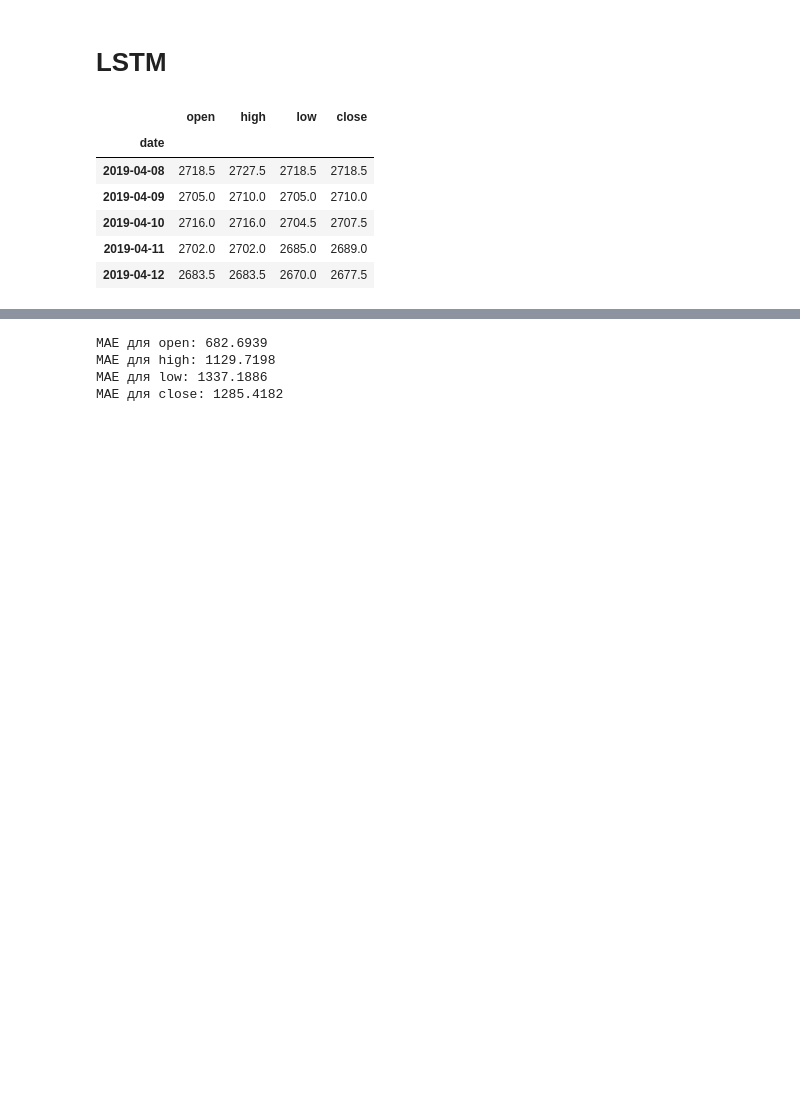
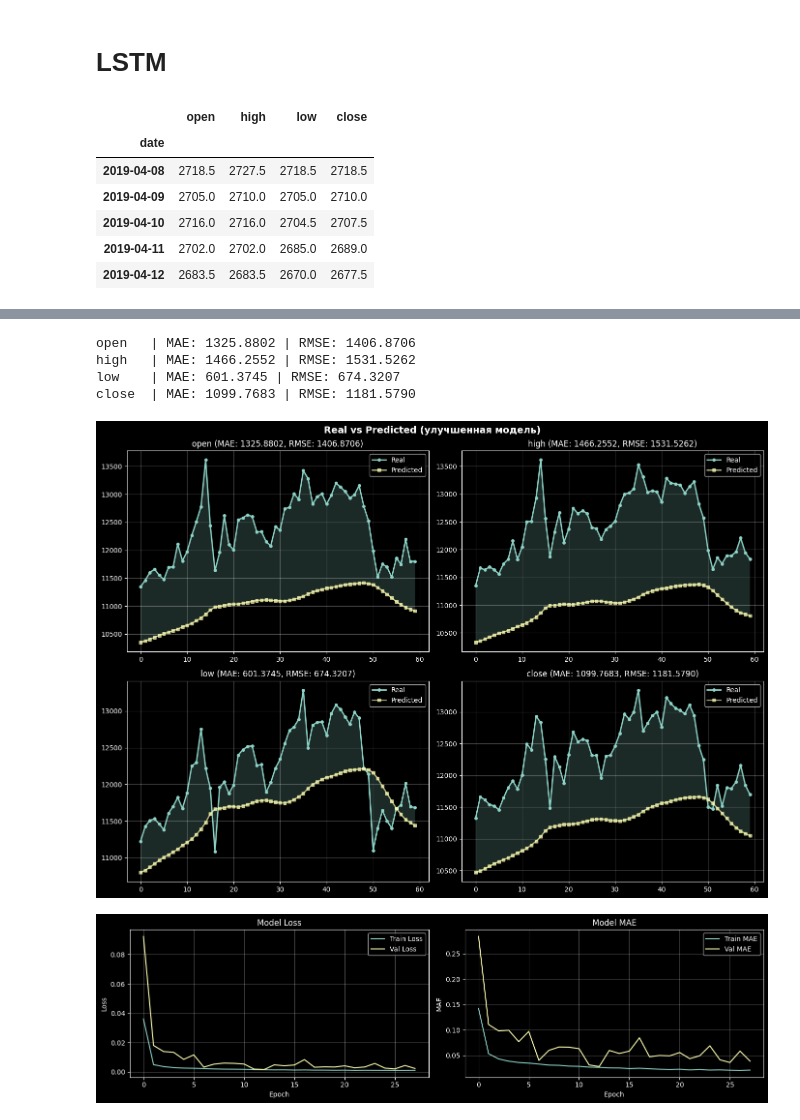
Before and after one commit to EmilBBbbbbbb/Graduation_thesis_SUAI, a Jupyter notebook: analysis.ipynb, the cells around one changed output, grey strips where cells are left out. Drawn from its saved outputs; the diff is of its cells as text; code cells hidden in the pictures; blank space fills up the shorter version.

```diff
--- a/analysis.ipynb
+++ b/analysis.ipynb
@@ -185,0 +181,3 @@ Epoch 30/30
+# %%
+optimizer = Adam(learning_rate=0.0005)
+model.compile(optimizer=optimizer, loss='mse', metrics=['mae'])
@@ -186,3 +214,5 @@ Epoch 30/30
 # %%
-pred = model.predict(X_test[:60])
+pred_scaled = model.predict(X_test)
+pred_real = scaler.inverse_transform(pred_scaled)
+y_test_real = scaler.inverse_transform(y_test)
 # %% [output]
@@ -211,2 +219,0 @@ array([[0.81321615, 0.78304964, 0.81069267, 0.7757384 ],
-# %%
-pred_real = scaler.inverse_transform(pred)
@@ -217,13 +222,55 @@ from sklearn.metrics import mean_absolute_error
 
 columns = df_gold_cost.columns
 mae_dict = {}
+rmse_dict = {}
 
 for i, col in enumerate(columns):
     mae = mean_absolute_error(y_test_real[:, i], pred_real[:, i])
+    rmse = np.sqrt(np.mean((y_test_real[:, i] - pred_real[:, i]) ** 2))
     mae_dict[col] = mae
-    print(f"MAE для {col}: {mae:.4f}")
+    rmse_dict[col] = rmse
+    print(f"{col:6} | MAE: {mae:8.4f} | RMSE: {rmse:8.4f}")
 # %% [output]
-MAE для open: 682.6939
-MAE для high: 1129.7198
-MAE для low: 1337.1886
-MAE для close: 1285.4182
+open   | MAE: 1325.8802 | RMSE: 1406.8706
+high   | MAE: 1466.2552 | RMSE: 1531.5262
+low    | MAE: 601.3745 | RMSE: 674.3207
+close  | MAE: 1099.7683 | RMSE: 1181.5790
+# %%
+fig, axes = plt.subplots(2, 2, figsize=(14, 10))
+fig.suptitle('Real vs Predicted (улучшенная модель)', fontsize=14, fontweight='bold')
+
+for idx, col in enumerate(columns):
+    ax = axes[idx // 2, idx % 2]
+    ax.plot(range(len(y_test_real)), y_test_real[:, idx], label='Real', linewidth=2, marker='o', markersize=4)
+    ax.plot(range(len(pred_real)), pred_real[:, idx], label='Predicted', linewidth=2, marker='s', markersize=4, alpha=0.7)
+    ax.fill_between(range(len(y_test_real)), y_test_real[:, idx], pred_real[:, idx], alpha=0.2)
+    ax.set_title(f'{col} (MAE: {mae_dict[col]:.4f}, RMSE: {rmse_dict[col]:.4f})')
+    ax.legend()
+    ax.grid(True, alpha=0.3)
+
+plt.tight_layout()
+plt.show()
+
+# График обучения
+fig, (ax1, ax2) = plt.subplots(1, 2, figsize=(14, 4))
+ax1.plot(history.history['loss'], label='Train Loss')
+ax1.plot(history.history['val_loss'], label='Val Loss')
+ax1.set_ylabel('Loss')
+ax1.set_xlabel('Epoch')
+ax1.set_title('Model Loss')
+ax1.legend()
+ax1.grid(True, alpha=0.3)
+
+ax2.plot(history.history['mae'], label='Train MAE')
+ax2.plot(history.history['val_mae'], label='Val MAE')
+ax2.set_ylabel('MAE')
+ax2.set_xlabel('Epoch')
+ax2.set_title('Model MAE')
+ax2.legend()
+ax2.grid(True, alpha=0.3)
+
+plt.tight_layout()
+plt.show()
+# %% [output]
+[figure, added]
+[figure, added]
```
Also changed, not shown: parts of 12 cells of this notebook, 1 other file.
